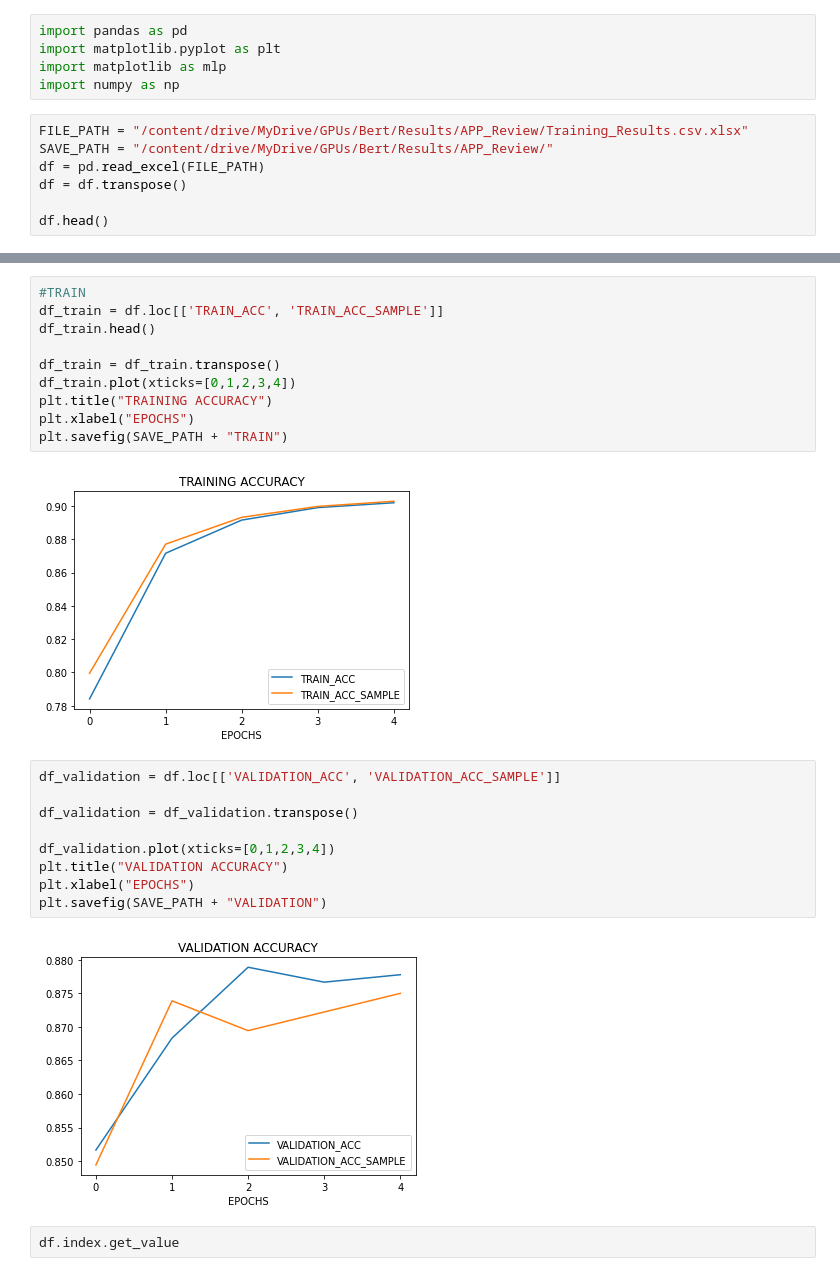
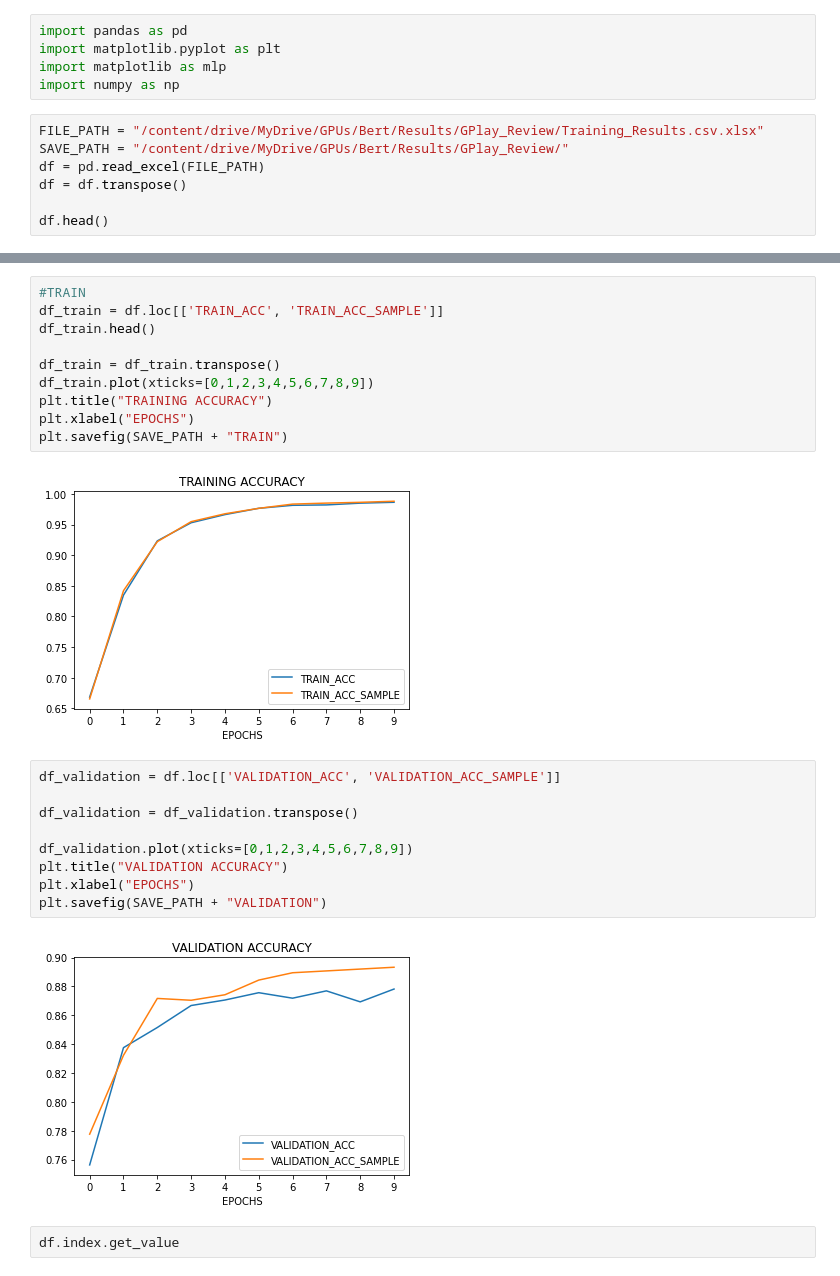
Before and after one commit to masanmas/GPUs, a Jupyter notebook: Bert/Results/APP_Review/PlotData.ipynb, the cells around one changed output, grey strips where cells are left out. Saved outputs shown, nothing was run; the diff lists cells and outputs as text.

Commit message:
Plot GPlay_Review

```diff
--- a/Bert/Results/APP_Review/PlotData.ipynb
+++ b/Bert/Results/APP_Review/PlotData.ipynb
@@ -4,8 +4,8 @@ import matplotlib.pyplot as plt
 import matplotlib as mlp
 import numpy as np
 # %%
-FILE_PATH = "/content/drive/MyDrive/GPUs/Bert/Results/APP_Review/Training_Results.csv.xlsx"
-SAVE_PATH = "/content/drive/MyDrive/GPUs/Bert/Results/APP_Review/"
+FILE_PATH = "/content/drive/MyDrive/GPUs/Bert/Results/GPlay_Review/Training_Results.csv.xlsx"
+SAVE_PATH = "/content/drive/MyDrive/GPUs/Bert/Results/GPlay_Review/"
 df = pd.read_excel(FILE_PATH)
 df = df.transpose()
 
@@ -23,23 +23,23 @@ df_train = df.loc[['TRAIN_ACC', 'TRAIN_ACC_SAMPLE']]
 df_train.head()
 
 df_train = df_train.transpose()
-df_train.plot(xticks=[0,1,2,3,4])
+df_train.plot(xticks=[0,1,2,3,4,5,6,7,8,9])
 plt.title("TRAINING ACCURACY")
 plt.xlabel("EPOCHS")
 plt.savefig(SAVE_PATH + "TRAIN")
 # %% [output]
-[figure, old version]
+[figure, new version]
 # %%
 df_validation = df.loc[['VALIDATION_ACC', 'VALIDATION_ACC_SAMPLE']]
 
 df_validation = df_validation.transpose()
 
-df_validation.plot(xticks=[0,1,2,3,4])
+df_validation.plot(xticks=[0,1,2,3,4,5,6,7,8,9])
 plt.title("VALIDATION ACCURACY")
 plt.xlabel("EPOCHS")
 plt.savefig(SAVE_PATH + "VALIDATION")
 # %% [output]
-[figure, old version]
+[figure, new version]
 # %%
 df.index.get_value
 # %% [output]
```
Also changed, not shown: parts of 1 cell of this notebook, 6 other files.
